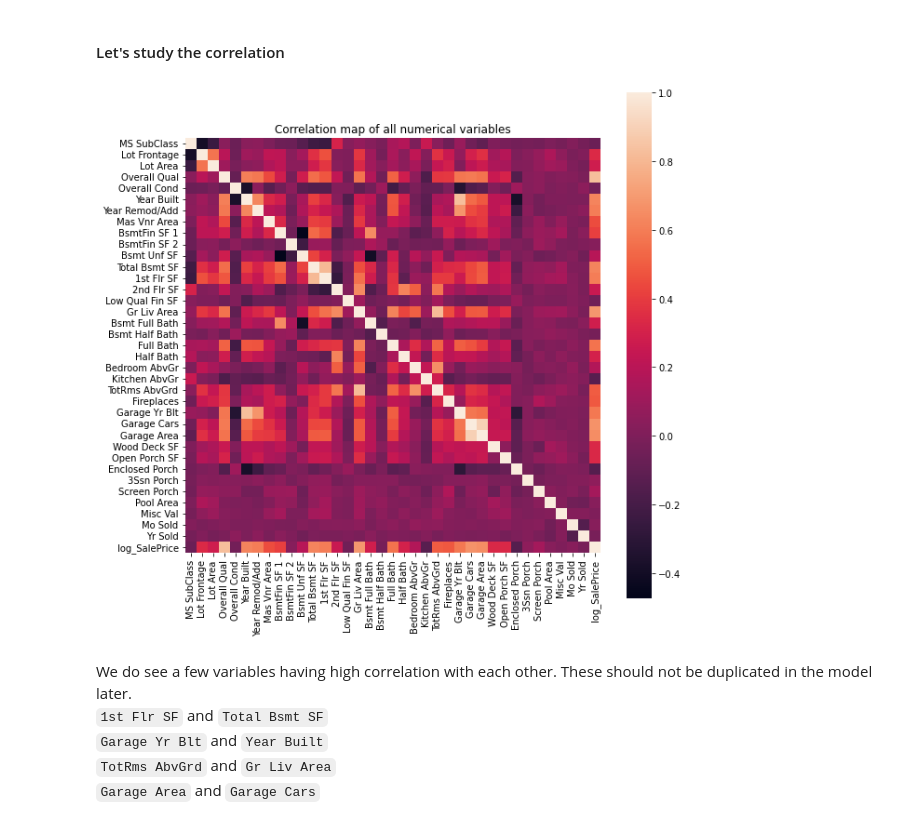
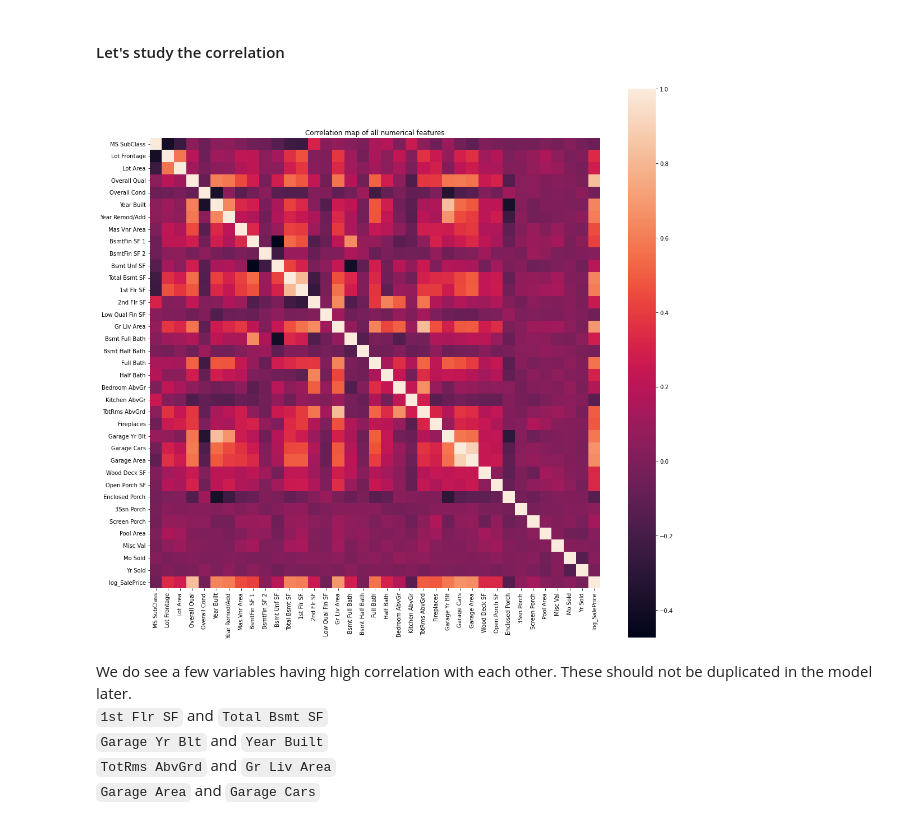
Before and after one commit to garyfoohw/GA_DSIF_project_2, a Jupyter notebook: code/01_EDA_prelim_model.ipynb, the cells around one changed output. Drawn from its saved outputs; the diff is of its cells as text; code cells hidden in the pictures.

```diff
--- a/code/01_EDA_prelim_model.ipynb
+++ b/code/01_EDA_prelim_model.ipynb
@@ -43,7 +43,7 @@ Skew = 1.56. For a normal distribution, skew $\approx$ 0.
 This one has a moderate positive skew.
 Let's try to log this value.
 # %%
-df['log_SalePrice']=np.log(df['SalePrice'])
+df=log_and_return(df,"SalePrice")
 # %%
 show_hist_qq(df,"log_SalePrice","Histogram of SalePrice")
 # %% [output]
@@ -74,10 +74,9 @@ df=df.drop(columns="SalePrice")
 # %% [markdown]
 #### Let's study the correlation
 # %%
-plt.rcParams['figure.figsize']=(10,10)
-_=sns.heatmap(df.corr(),square=True).set(title="Correlation map of all numerical variables")
+correlation_map(df,title="Correlation map of all numerical features")
 # %% [output]
-[figure, old version]
+[figure, new version]
 # %% [markdown]
 We do see a few variables having high correlation with each other. These should not be duplicated in the model later.
 `1st Flr SF` and `Total Bsmt SF`
```
Also changed, not shown: parts of 9 cells of this notebook, 4 other files.
